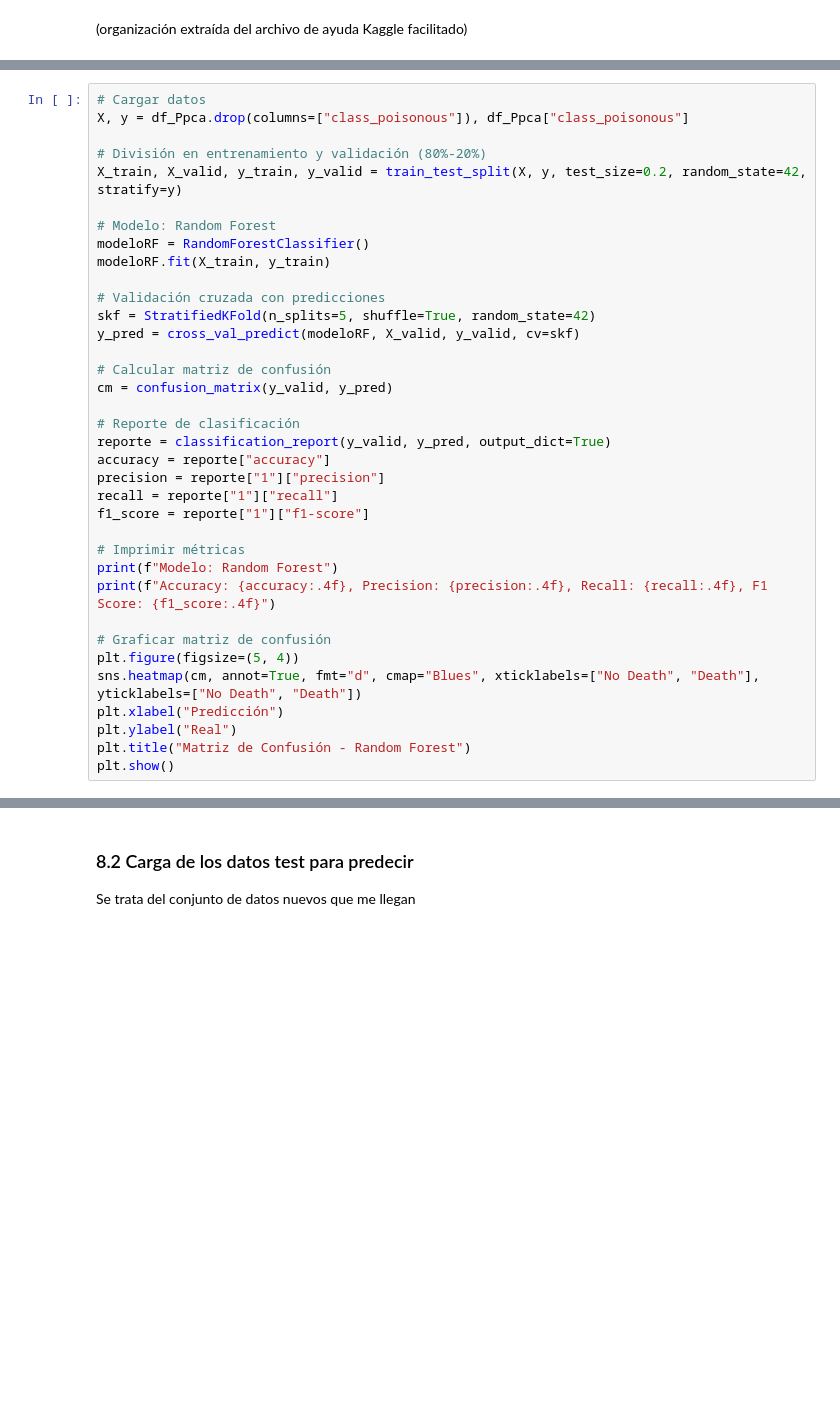
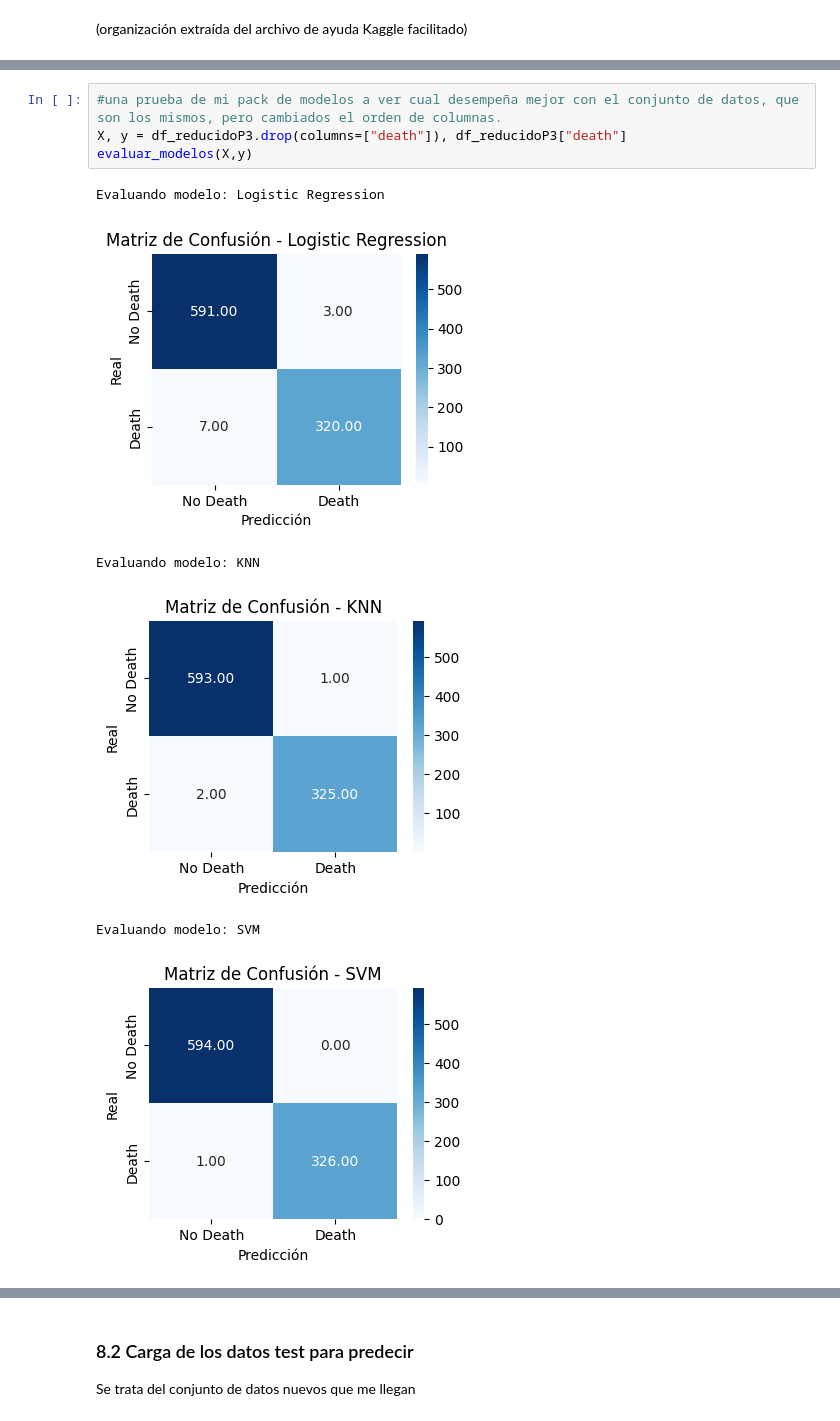
Before and after one commit to angelgvill/DS102024, a Jupyter notebook: 3-MachineLearning/2-Supervisado/Ejercicios/ejercicio_Kaggle2_setas.ipynb, the cells around one changed output, grey strips where cells are left out. Drawn from its saved outputs; the diff is of its cells as text; blank space fills up the shorter version.

```diff
--- a/3-MachineLearning/2-Supervisado/Ejercicios/ejercicio_Kaggle2_setas.ipynb
+++ b/3-MachineLearning/2-Supervisado/Ejercicios/ejercicio_Kaggle2_setas.ipynb
@@ -1437,36 +1622,11 @@ plt.show()
-# %%
-# Cargar datos
-X, y = df_Ppca.drop(columns=["class_poisonous"]), df_Ppca["class_poisonous"]
-
-# División en entrenamiento y validación (80%-20%)
-X_train, X_valid, y_train, y_valid = train_test_split(X, y, test_size=0.2, random_state=42, stratify=y)
-
-# Modelo: Random Forest
-modeloRF = RandomForestClassifier()
-modeloRF.fit(X_train, y_train)
-
-# Validación cruzada con predicciones
-skf = StratifiedKFold(n_splits=5, shuffle=True, random_state=42)
-y_pred = cross_val_predict(modeloRF, X_valid, y_valid, cv=skf)
-
-# Calcular matriz de confusión
-cm = confusion_matrix(y_valid, y_pred)
-
-# Reporte de clasificación
-reporte = classification_report(y_valid, y_pred, output_dict=True)
-accuracy = reporte["accuracy"]
-precision = reporte["1"]["precision"]
-recall = reporte["1"]["recall"]
-f1_score = reporte["1"]["f1-score"]
-
-# Imprimir métricas
-print(f"Modelo: Random Forest")
-print(f"Accuracy: {accuracy:.4f}, Precision: {precision:.4f}, Recall: {recall:.4f}, F1 Score: {f1_score:.4f}")
-
-# Graficar matriz de confusión
-plt.figure(figsize=(5, 4))
-sns.heatmap(cm, annot=True, fmt="d", cmap="Blues", xticklabels=["No Death", "Death"], yticklabels=["No Death", "Death"])
-plt.xlabel("Predicción")
-plt.ylabel("Real")
-plt.title("Matriz de Confusión - Random Forest")
-plt.show()
+# %%
+#una prueba de mi pack de modelos a ver cual desempeña mejor con el conjunto de datos, que son los mismos, pero cambiados el orden de columnas.
+X, y = df_reducidoP3.drop(columns=["death"]), df_reducidoP3["death"]
+evaluar_modelos(X,y)
+# %% [output]
+Evaluando modelo: Logistic Regression
+[figure, added]
+Evaluando modelo: KNN
+[figure, added]
+Evaluando modelo: SVM
+[figure, added]
```
Also changed, not shown: parts of 60 cells of this notebook, 2 other files.
